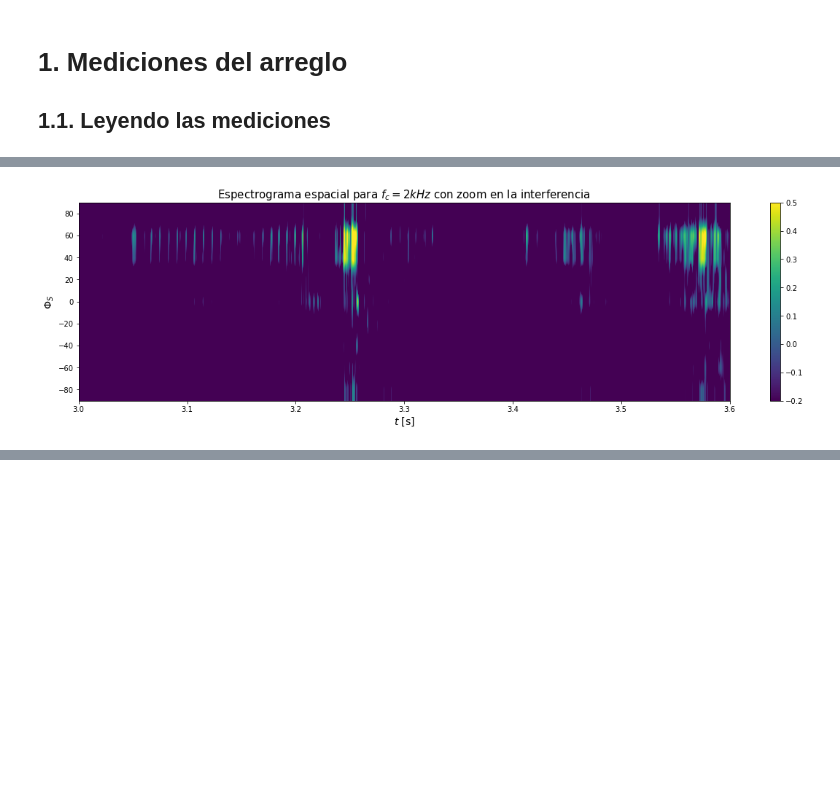
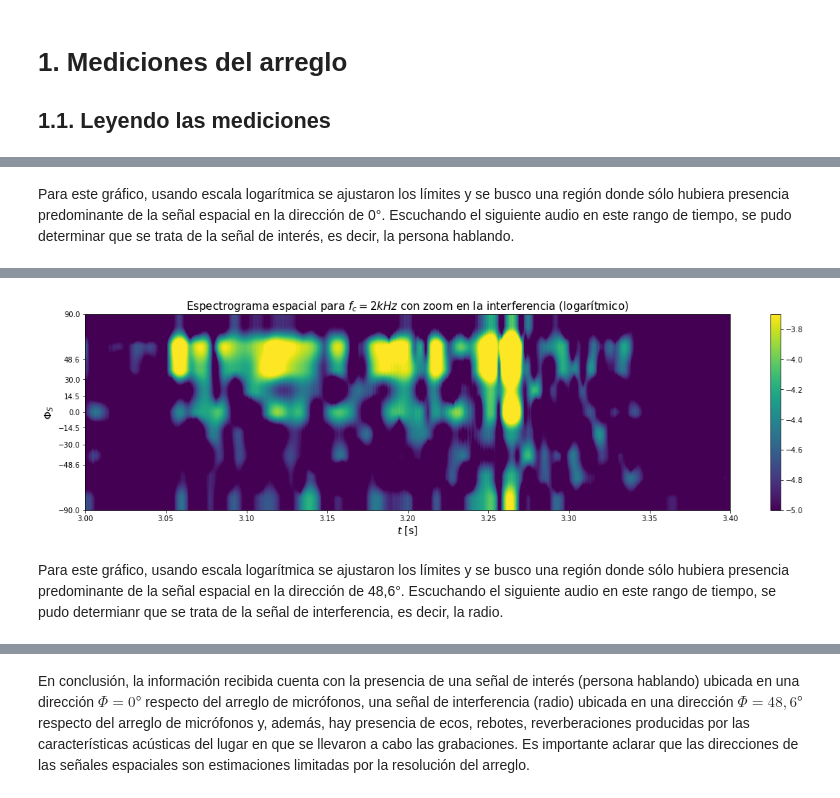
Before and after one commit to asp-image-dsp/asp-tp4, a Jupyter notebook: notebook/report.ipynb, the cells around one changed output, grey strips where cells are left out. Cells and saved outputs as stored; diff of their text form; code cells hidden in the pictures; blank space fills up the shorter version.

```diff
--- a/notebook/report.ipynb
+++ b/notebook/report.ipynb
@@ -148,0 +47,2 @@ plot_spatial_spectrogram(filtered_samples, 13.6, 14, -0.2, 0.5, fs, 'Espectrogra
+# %%
+sub_array_samples = [ data_samples[indexes] for indexes in arrays_indexes ] # Create samples for each sub-array case
@@ -148,0 +111,4 @@ plot_spatial_spectrogram(filtered_samples, 13.6, 14, -0.2, 0.5, fs, 'Espectrogra
+# %%
+B = 100
+# %%
+window, demodulated, filtered = get_beamformer_input(sub_array_samples[1], fs, fc, B)
@@ -148,0 +122,29 @@ plot_spatial_spectrogram(filtered_samples, 13.6, 14, -0.2, 0.5, fs, 'Espectrogra
+# %%
+def plot_spatial_spectrogram(x, tmin, tmax, fs, title, vmin=None, vmax=None, vclip=1e-11, logarithmic=False):
+    """ Plot the spatial spectrogram
+        @param x Matrix of sensor samples over time
+        @param tmin Initial time of the window
+        @param tmax Final time of the window
+        @param fs Sampling frequency
+        @param title Title of the plot
+        @param vmin Minimum value of the spectrogram to be displayed
+        @param vmax Maximum value of the spectrogram to be displayed
+    """
+    spectrum = np.fft.fftshift(np.fft.fft(x, axis=0))
+    if logarithmic:
+        processed_spectrum = np.log10(vclip + np.abs(spectrum[:,int(tmin * fs):int(tmax * fs)])**2)
+    else:
+        processed_spectrum = vclip + np.abs(spectrum[:,int(tmin * fs):int(tmax * fs)])**2
+    plt.figure(figsize=(20, 5))
+    if vmin is None or vmax is None:
+        plt.imshow(processed_spectrum, aspect='auto', extent=[tmin, tmax, -90, 90])
+    else:
+        plt.imshow(processed_spectrum, aspect='auto', extent=[tmin, tmax, -90, 90], vmin=vmin, vmax=vmax)
+    u = np.linspace(-0.08/0.1715, 0.08/0.1715, num=9)
+    phi = (np.arcsin(0.1715 * u / 0.08) * 360) / (2 * np.pi)
+    ax = plt.gca()
+    ax.set_yticks(phi)
+    plt.title(title, fontsize=15)
+    plt.colorbar()
+    plt.ylabel('$ \Phi_S $', fontsize=14)
+    plt.xlabel('$t$ [s]', fontsize=14)
@@ -149,9 +169,13 @@ plot_spatial_spectrogram(filtered_samples, 13.6, 14, -0.2, 0.5, fs, 'Espectrogra
+# %% [markdown]
+Para este gráfico, usando escala logarítmica se ajustaron los límites y se busco una región donde sólo hubiera presencia predominante de la señal espacial en la dirección de 0°. Escuchando el siguiente audio en este rango de tiempo, se pudo determinar que se trata de la señal de interés, es decir, la persona hablando.
 # %%
 IPython.display.Audio(data_samples[0:2,int(13.6 * fs):int(14 * fs)], rate=fs)
 # %% [output]
 [interactive output not drawn]
 # %%
-plot_spatial_spectrogram(filtered_samples, 3.0, 3.6, -0.2, 0.5, fs, 'Espectrograma espacial para $f_c = 2 kHz$ con zoom en la interferencia')
+plot_spatial_spectrogram(filtered, 3.0, 3.4, fs, 'Espectrograma espacial para $f_c = 2 kHz$ con zoom en la interferencia (logarítmico)', logarithmic=True, vmin=-5, vmax=-3.7)
 # %% [output]
-[figure, old version]
+[figure, new version]
+# %% [markdown]
+Para este gráfico, usando escala logarítmica se ajustaron los límites y se busco una región donde sólo hubiera presencia predominante de la señal espacial en la dirección de 48,6°. Escuchando el siguiente audio en este rango de tiempo, se pudo determianr que se trata de la señal de interferencia, es decir, la radio.
 # %%
@@ -159,2 +183,4 @@ IPython.display.Audio(data_samples[0:2,int(3.0 * fs):int(3.6 * fs)], rate=fs)
 # %% [output]
 [interactive output not drawn]
+# %% [markdown]
+En conclusión, la información recibida cuenta con la presencia de una señal de interés (persona hablando) ubicada en una dirección $\Phi = 0°$ respecto del arreglo de micrófonos, una señal de interferencia (radio) ubicada en una dirección $\Phi = 48,6°$ respecto del arreglo de micrófonos y, además, hay presencia de ecos, rebotes, reverberaciones producidas por las características acústicas del lugar en que se llevaron a cabo las grabaciones. Es importante aclarar que las direcciones de las señales espaciales son estimaciones limitadas por la resolución del arreglo.
```
Also changed, not shown: parts of 38 cells of this notebook.
